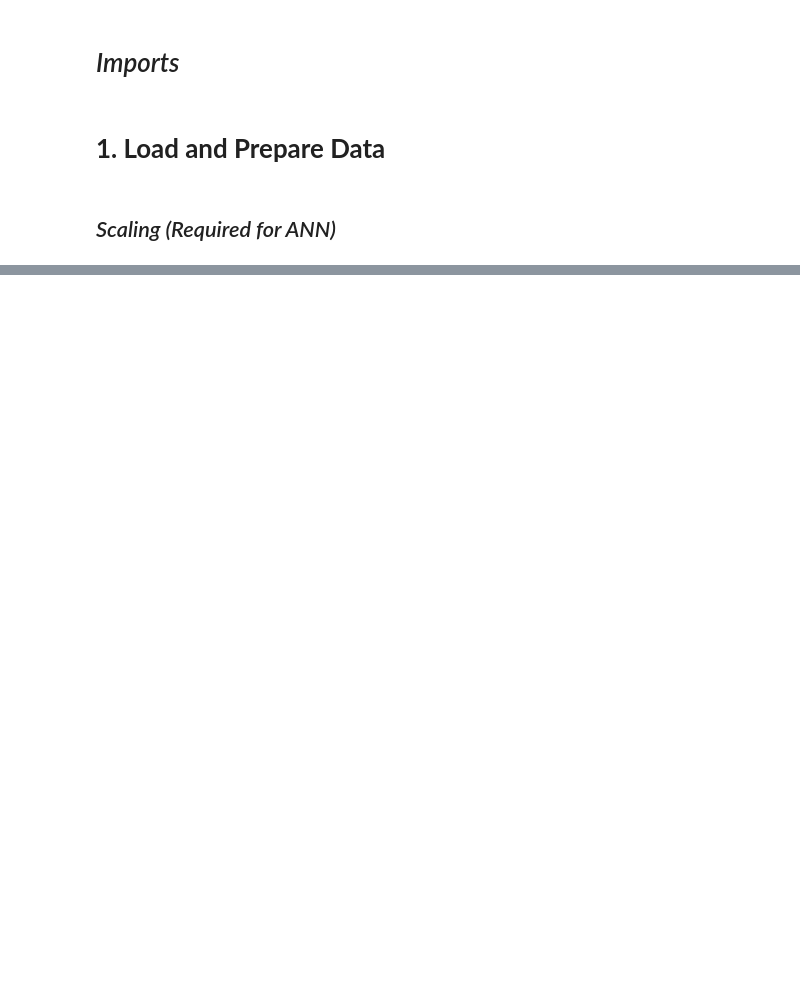
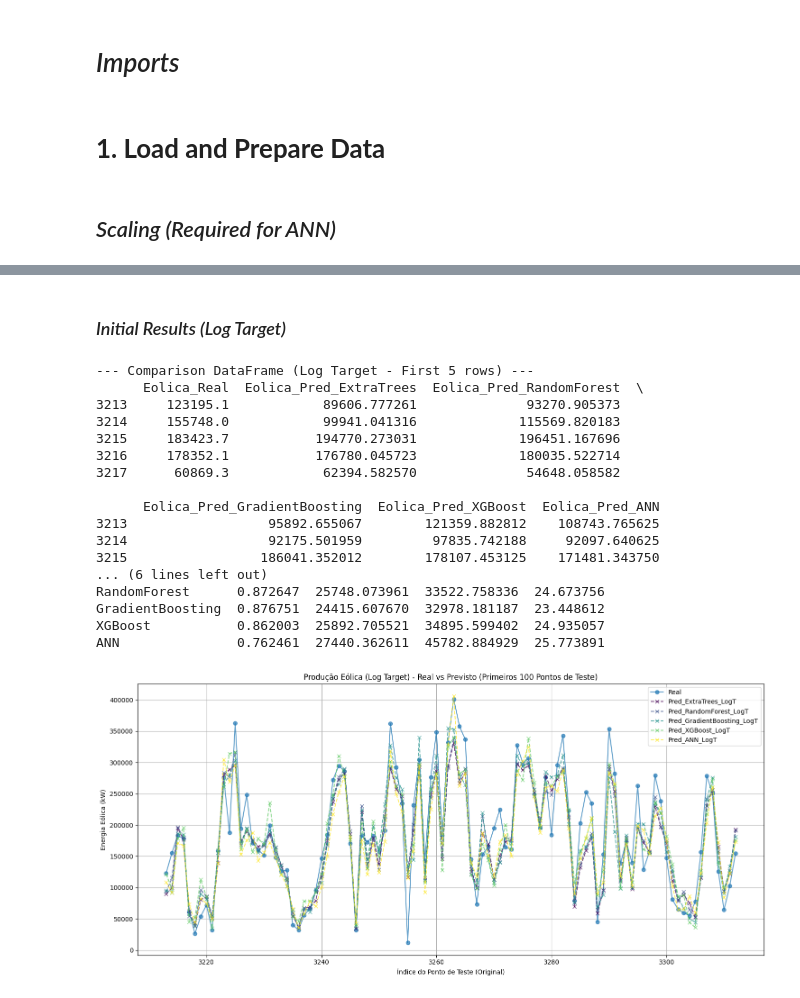
Before and after one commit to tjpoa/wind-energy-forecast, a Jupyter notebook: notebooks/Modeling.ipynb, the cells around one changed output, grey strips where cells are left out. Drawn from its saved outputs; the diff is of its cells as text; code cells hidden in the pictures; blank space fills up the shorter version.

```diff
--- a/notebooks/Modeling.ipynb
+++ b/notebooks/Modeling.ipynb
@@ -554,0 +480,6 @@ Epoch 6/300
+# %%
+xgb_model_log = XGBRegressor(n_estimators=500, random_state=42, verbosity=0, n_jobs=-1)
+xgb_model_log.fit(X_train_val_orig, y_train_val_log)
+y_pred_xgb_log_transformed = xgb_model_log.predict(X_test)
+predictions_log['XGBoost'] = np.expm1(y_pred_xgb_log_transformed)
+models_trained_log['XGBoost'] = xgb_model_log
@@ -554,0 +503,74 @@ Epoch 6/300
+# %%
+history_log = ann_model_log.fit(
+    X_train_ann_log, y_train_ann_log, # Training on scaled features and scaled log-target
+    validation_data=(X_val_ann_log, y_val_ann_log),
+    epochs=200,
+    batch_size=32,
+    callbacks=[early_stop_log],
+    verbose=0 # Silenced
+)
+# %%
+y_pred_scaled_ann_log = ann_model_log.predict(X_test_scaled_log, verbose=0)
+y_pred_ann_log_transformed = scaler_y_log.inverse_transform(y_pred_scaled_ann_log).flatten() # Inverse scale to log-transformed y
+predictions_log['ANN'] = np.expm1(y_pred_ann_log_transformed) # Inverse log transform to original scale
+models_trained_log['ANN'] = ann_model_log
+# %% [markdown]
+### *Initial Results (Log Target)*
+# %%
+comparison_df_log = pd.DataFrame({'Eolica_Real': y_test.values}, index=y_test.index)
+for model_name, preds in predictions_log.items():
+    comparison_df_log[f'Eolica_Pred_{model_name}'] = pd.Series(preds, index=y_test.index)
+
+print("\n--- Comparison DataFrame (Log Target - First 5 rows) ---")
+print(comparison_df_log.head())
+
+metrics_log_initial = {}
+for model_name, preds in predictions_log.items():
+    # Ensure predictions are positive before MAPE, handle potential NaNs/infs from expm1 if preds_log_transformed were very large/small
+    preds_safe = np.nan_to_num(preds, nan=0.0, posinf=y_test.max(), neginf=0.0)
+    preds_safe[preds_safe < 0] = 0 # Ensure positivity
+
+    r2 = r2_score(y_test, preds_safe)
+    mae = mean_absolute_error(y_test, preds_safe)
+    rmse = np.sqrt(mean_squared_error(y_test, preds_safe))
+    y_test_safe = y_test.copy()
+    y_test_safe[y_test_safe == 0] = 1e-6
+    mape = mean_absolute_percentage_error(y_test_safe, preds_safe) * 100
+    metrics_log_initial[model_name] = {"R2": r2, "MAE": mae, "RMSE": rmse, "MAPE (%)": mape}
+
+metrics_df_log_initial = pd.DataFrame(metrics_log_initial).T
+print("\n--- Evaluation Metrics (Log Target - Initial Models, evaluated on original scale) ---")
+print(metrics_df_log_initial)
+
+plt.figure(figsize=(15, 7))
+plt.plot(comparison_df_log.index[:100], comparison_df_log['Eolica_Real'][:100], label='Real', marker='o', linestyle='-', alpha=0.7)
+colors = plt.cm.viridis(np.linspace(0, 1, len(predictions_log)))
+for i, (model_name, preds) in enumerate(predictions_log.items()):
+    plt.plot(comparison_df_log.index[:100], comparison_df_log[f'Eolica_Pred_{model_name}'][:100],
+             label=f'Pred_{model_name}_LogT', marker='x', linestyle='--', alpha=0.7, color=colors[i])
+plt.title('Produção Eólica (Log Target) - Real vs Previsto (Primeiros 100 Pontos de Teste)')
+plt.xlabel('Índice do Ponto de Teste (Original)')
+plt.ylabel('Energia Eólica (kW)')
+plt.legend()
+plt.grid(True)
+plt.tight_layout()
+plt.show()
+# %% [output]
+--- Comparison DataFrame (Log Target - First 5 rows) ---
+      Eolica_Real  Eolica_Pred_ExtraTrees  Eolica_Pred_RandomForest  \
+3213     123195.1            89606.777261              93270.905373
+3214     155748.0            99941.041316             115569.820183
+3215     183423.7           194770.273031             196451.167696
+3216     178352.1           176780.045723             180035.522714
+3217      60869.3            62394.582570              54648.058582
+
+      Eolica_Pred_GradientBoosting  Eolica_Pred_XGBoost  Eolica_Pred_ANN
+3213                  95892.655067        121359.882812    108743.765625
+3214                  92175.501959         97835.742188     92097.640625
+3215                 186041.352012        178107.453125    171481.343750
+... (6 lines left out)
+RandomForest      0.872647  25748.073961  33522.758336  24.673756
+GradientBoosting  0.876751  24415.607670  32978.181187  23.448612
+XGBoost           0.862003  25892.705521  34895.599402  24.935057
+ANN               0.762461  27440.362611  45782.884929  25.773891
+[figure, added]
```
Also changed, not shown: parts of 53 cells of this notebook.
